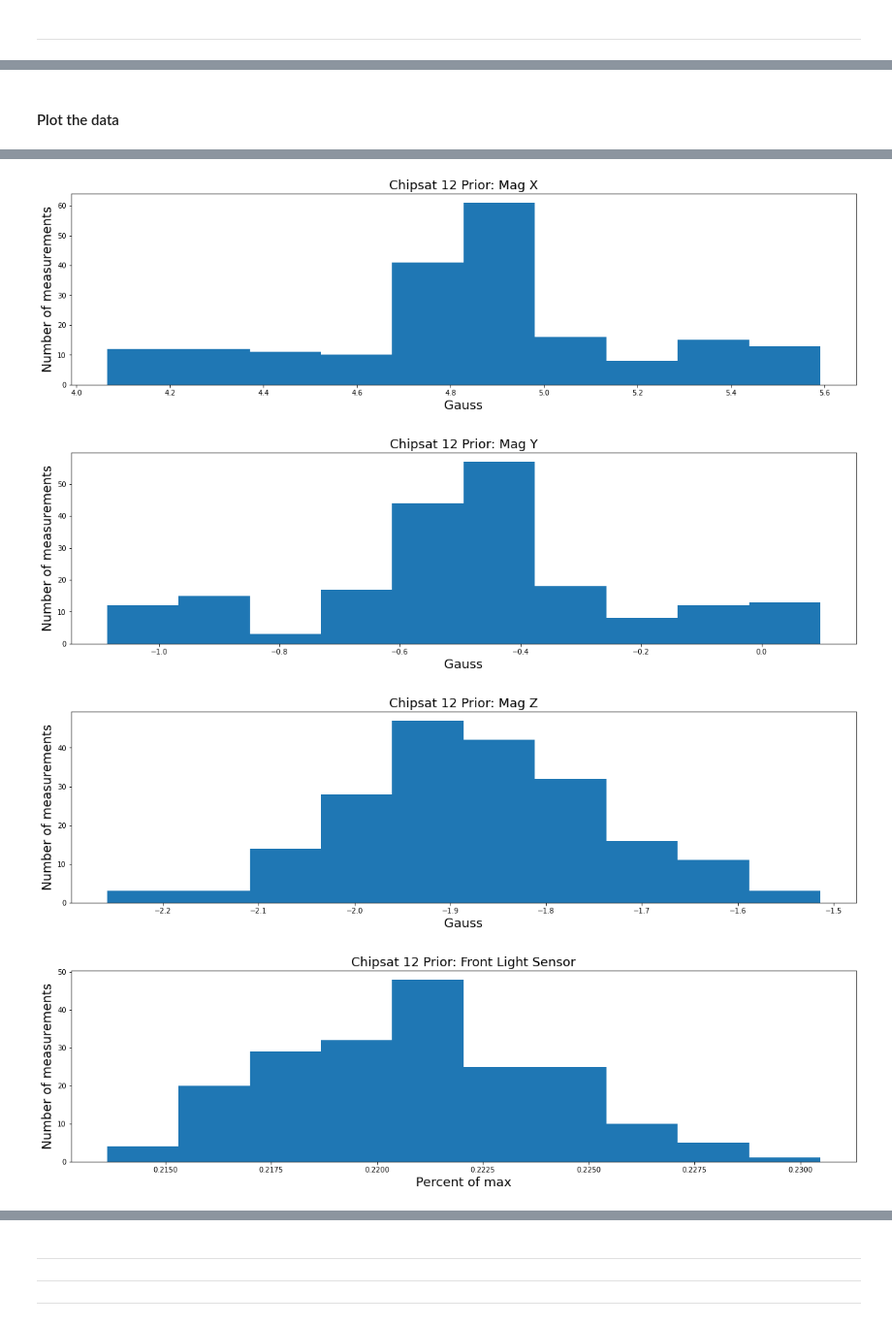
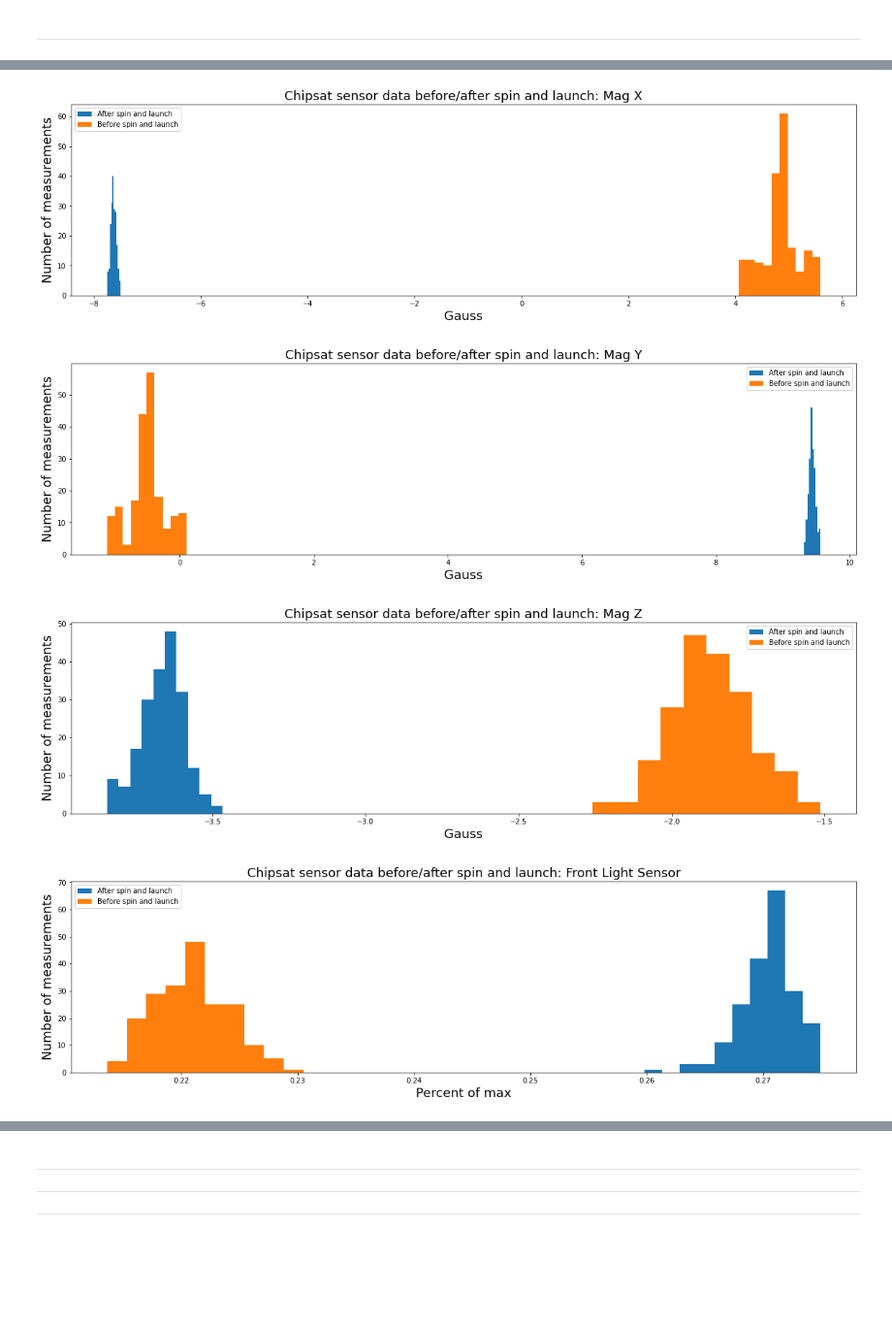
Before and after one commit to vha3/vha3.github.io, a Jupyter notebook: Monarch/Spinlaunch_guide.ipynb, the cells around one changed output, grey strips where cells are left out. Shown at 97% size. Saved outputs shown, nothing was run; the diff lists cells and outputs as text; code cells hidden in the pictures; blank space fills up the shorter version.

Commit message:
spinlaunch

```diff
--- a/Monarch/Spinlaunch_guide.ipynb
+++ b/Monarch/Spinlaunch_guide.ipynb
@@ -110,7 +71,11 @@ ser.close()
 # %%
+# Import libraries
+
 import os
 import matplotlib.pyplot as plt
 import numpy
+
+# Import data
 
 chipsat_12_prior = [ [], [], [], [], [], [], [], [], [], [], []]
 with open('./Spinlaunch_prior/12.txt', "rt") as f:
@@ -132,8 +97,27 @@ with open('./Spinlaunch_prior/12.txt', "rt") as f:
                 continue
         except:
             continue
+
+chipsat_12_posterior = [ [], [], [], [], [], [], [], [], [], [], []]
+with open('./Spinlaunch_posterior/16.txt', "rt") as f:
+    for line in f:
+        try:
+            if len(line.split(',')) == 12:
+                chipsat_12_posterior[0].extend([float(line.split(',')[1])*(245./32768.)]) #gx
+                chipsat_12_posterior[1].extend([float(line.split(',')[2])*(245./32768.)]) #gy
+                chipsat_12_posterior[2].extend([float(line.split(',')[3])*(245./32768.)]) #gz
+                chipsat_12_posterior[3].extend([float(line.split(',')[4])*(32./32768.)])  #ax
+                chipsat_12_posterior[4].extend([float(line.split(',')[5])*(32./32768.)])  #ay
+                chipsat_12_posterior[5].extend([float(line.split(',')[6])*(32./32768.)])  #az
+                chipsat_12_posterior[6].extend([float(line.split(',')[7])*(400./32768.)]) #mx
+                chipsat_12_posterior[7].extend([float(line.split(',')[8])*(400./32768.)]) #my
+                chipsat_12_posterior[8].extend([float(line.split(',')[9])*(400./32768.)]) #mz
+                chipsat_12_posterior[9].extend([float(line.split(',')[10])*(1./(2**12.))])       #lf
+                chipsat_12_posterior[10].extend([float(line.split(',')[11])*(1./(2**12.))]) #lb
+            else:
+                continue
+        except:
+            continue
-# %% [markdown]
-#### Plot the data
 # %%
 # Plot titles
 data_label = ["Gyro X", "Gyro Y", "Gyro Z",
@@ -151,18 +135,22 @@ axis_label = ["Deg/sec", "Deg/sec", "Deg/sec",
 count = 0
 
 # Plot each dataset
-for i in chipsat_12_prior:
+for i in range(len(chipsat_12_posterior)):
 
     # Set figsize
     plt.figure(figsize=(20, 5))
 
     # Histogram
-    plt.hist(i, bins=10)
+    plt.hist(chipsat_12_posterior[i][200:400], bins=10, label='After spin and launch')
+    plt.hist(chipsat_12_prior[i][0:200], bins=10, label='Before spin and launch')
 
     # Plot configuration
-    plt.title('Chipsat 12 Prior: '+data_label[count], fontsize=18)
+    plt.title('Chipsat sensor data before/after spin and launch: '+data_label[count], fontsize=18)
     plt.xlabel(axis_label[count], fontsize=18)
     plt.ylabel('Number of measurements', fontsize=18)
+
+    # Plot legend
+    plt.legend(loc='best')
 
     # Show
     plt.show()
@@ -179,4 +167,4 @@ for i in chipsat_12_prior:
-[figure, old version]
+[figure, new version]
-[figure, old version]
+[figure, new version]
-[figure, old version]
+[figure, new version]
-[figure, old version]
+[figure, new version]
```
Also changed, not shown: parts of 19 cells of this notebook, 6 other files.
